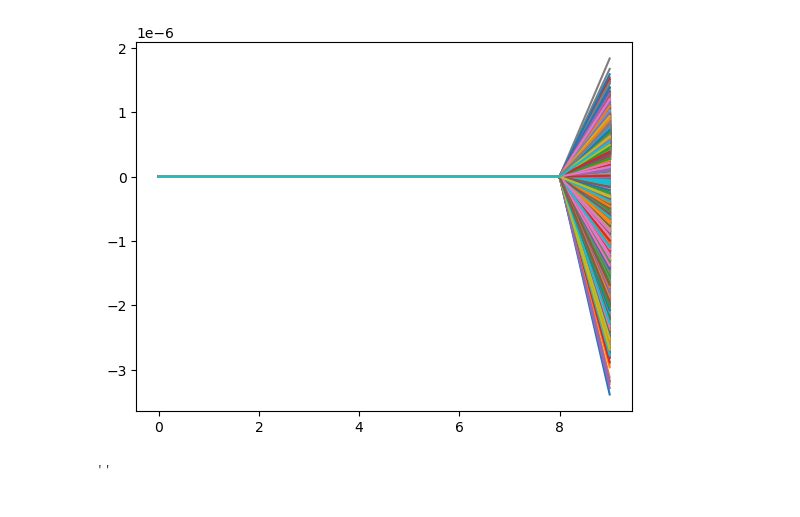
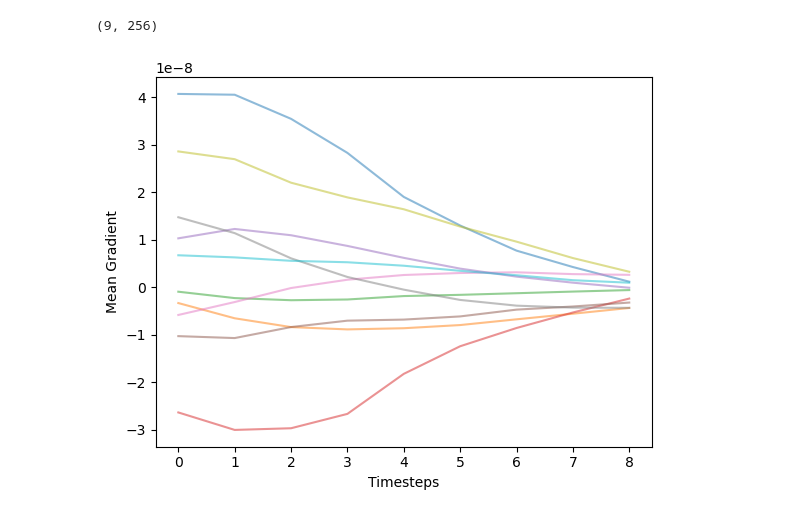
Before and after one commit to bioAI-Oslo/GridsWithoutPI, a Jupyter notebook: gradient_analysis.ipynb, the cells around one changed output. Drawn from its saved outputs; the diff is of its cells as text; code cells hidden in the pictures.

Commit message:
gradient analysis notebook

```diff
--- a/gradient_analysis.ipynb
+++ b/gradient_analysis.ipynb
@@ -8,5 +23,5 @@ from dataset import DatasetMaker
 # %%
-samples = 1000
+samples = 10000
 timesteps = 10
 # %%
 model = RNNGC()
@@ -25,9 +34,12 @@ torch.Size([1000, 10, 256])
-# %%
-for i in range(8):
-    plt.plot(grads.detach().numpy()[...,i].T);
-# %% [output]
-[figure, removed]
-# %%
-''
-# %% [output]
-''
+# %%
+grads = []
+for i in tqdm(range(v.shape[1])):
+    g_prev = g[:,i].detach()
+    grad = torch.autograd.functional.jacobian(step_forward, (g_prev, v, r))
+    grads.append(grad[0].detach().numpy())
+grads = np.stack(grads, axis = 1)
+# %%
+avg_gradients = np.mean(grads, axis = 0)
+avg_gradients.shape
+# %% [output]
+(9, 256)
@@ -33,0 +49,9 @@ for i in range(8):
+# %%
+for i in range(10):
+    plt.plot(avg_gradients[:,i], alpha = 0.5)#, label = f"{slopes[i]:.1e}");
+#plt.legend(frameon = False)
+plt.xlabel("Timesteps")
+plt.ylabel("Mean Gradient")
+plt.savefig("./figures/test.png", dpi = 300)
+# %% [output]
+[figure, added]
```
Also changed, not shown: parts of 9 cells of this notebook.
